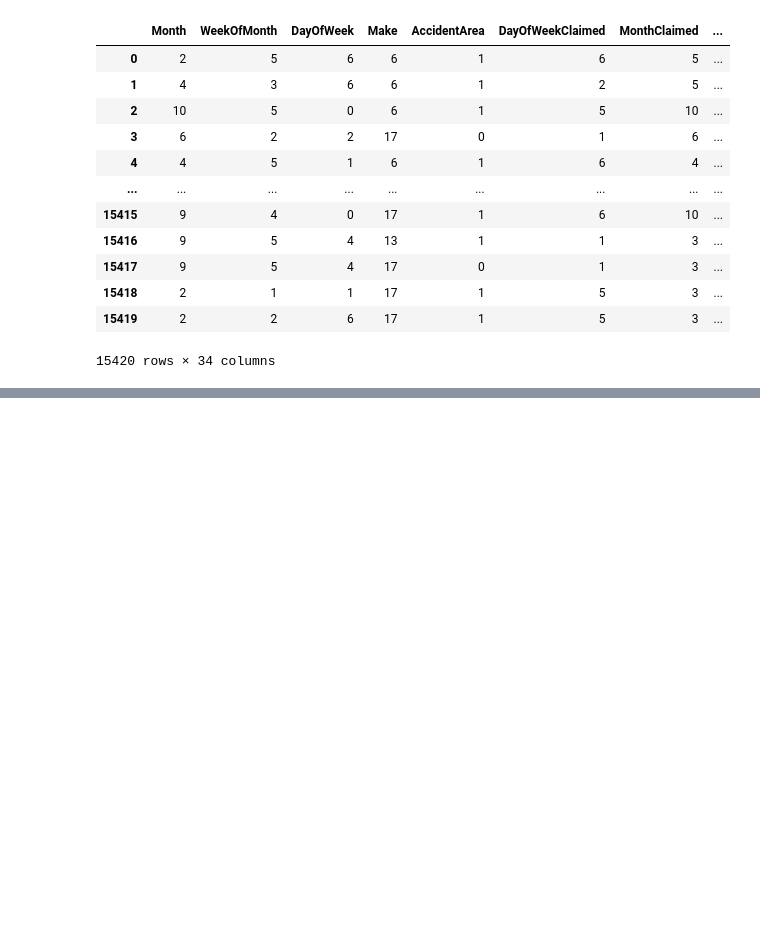
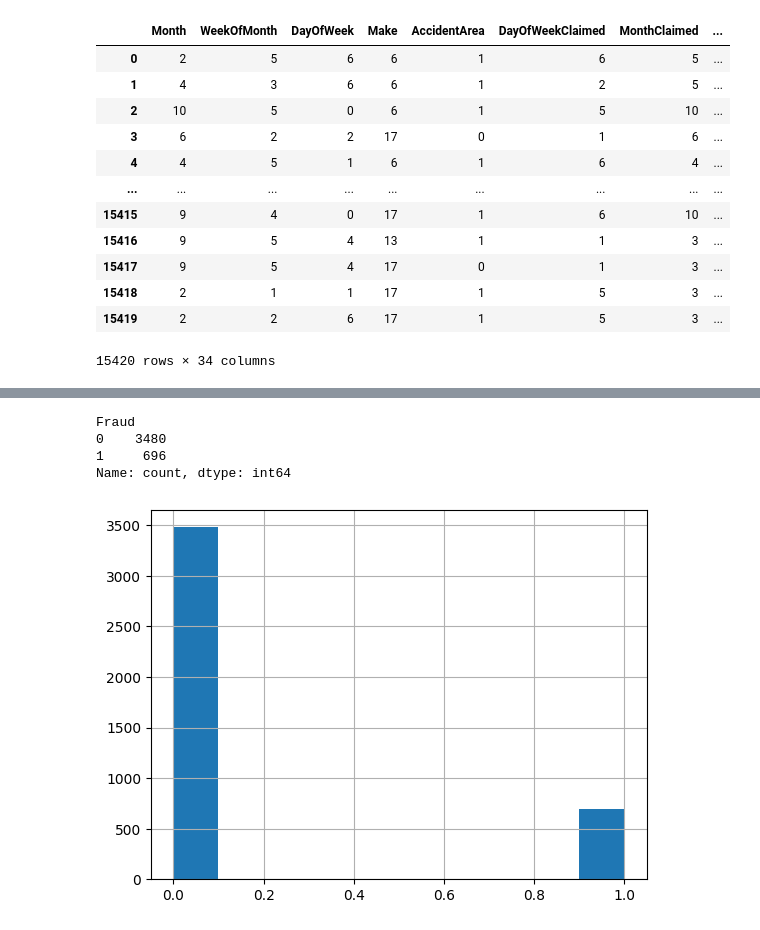
Before and after one commit to AstemirGongapshev/-research_flower, a Jupyter notebook: data_split.ipynb, the cells around one changed output, grey strips where cells are left out. Drawn from its saved outputs; the diff is of its cells as text; code cells hidden in the pictures; blank space fills up the shorter version.

```diff
--- a/data_split.ipynb
+++ b/data_split.ipynb
@@ -180,3 +130,7 @@ df_2 = pd.concat([X_2, y_2], axis=1)
 # %%
 df1.to_csv('IID_df_1.csv', index=False)
 df2.to_csv('IID_df_2.csv', index=False)
+# %%
+df_for_clients = pd.concat([X_, y_], axis=1)
+
+data1, data2 = split_random_(df_for_clients)
@@ -182,0 +169,9 @@ df2.to_csv('IID_df_2.csv', index=False)
+# %%
+data1.Fraud.hist()
+print(data1.Fraud.value_counts())
+# %% [output]
+Fraud
+0    3480
+1     696
+Name: count, dtype: int64
+[figure, added]
```
Also changed, not shown: parts of 16 cells of this notebook.
